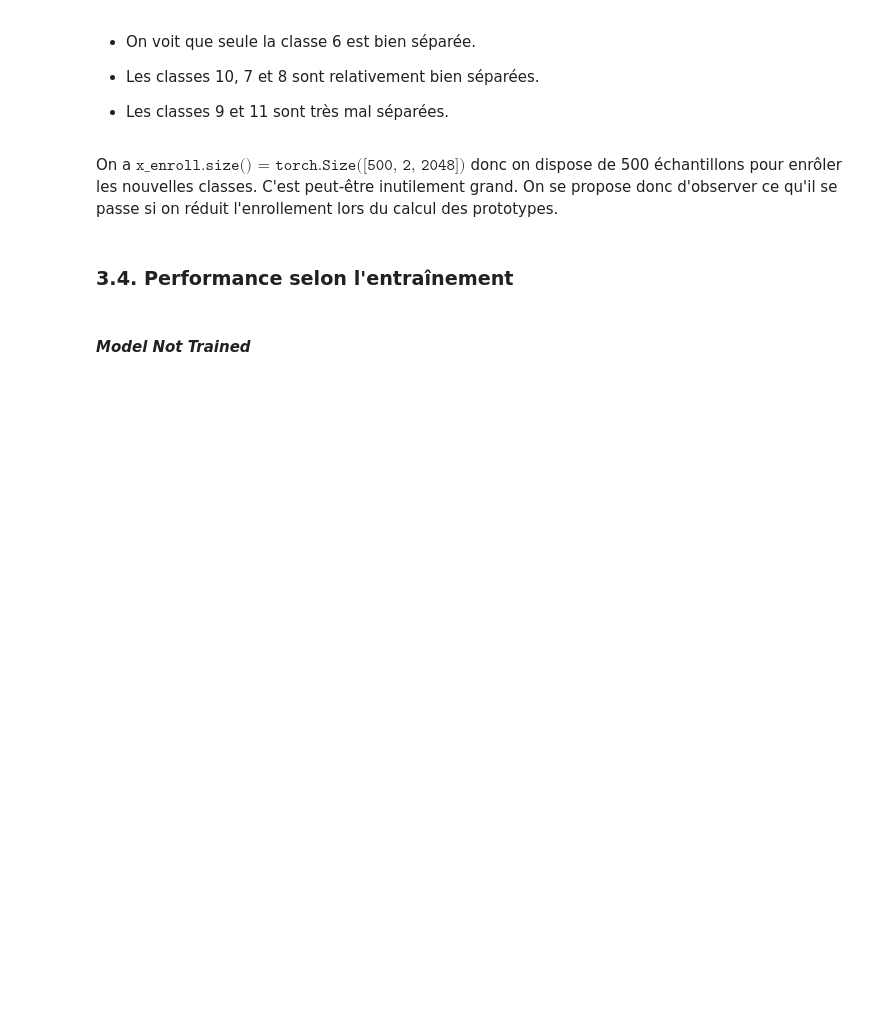
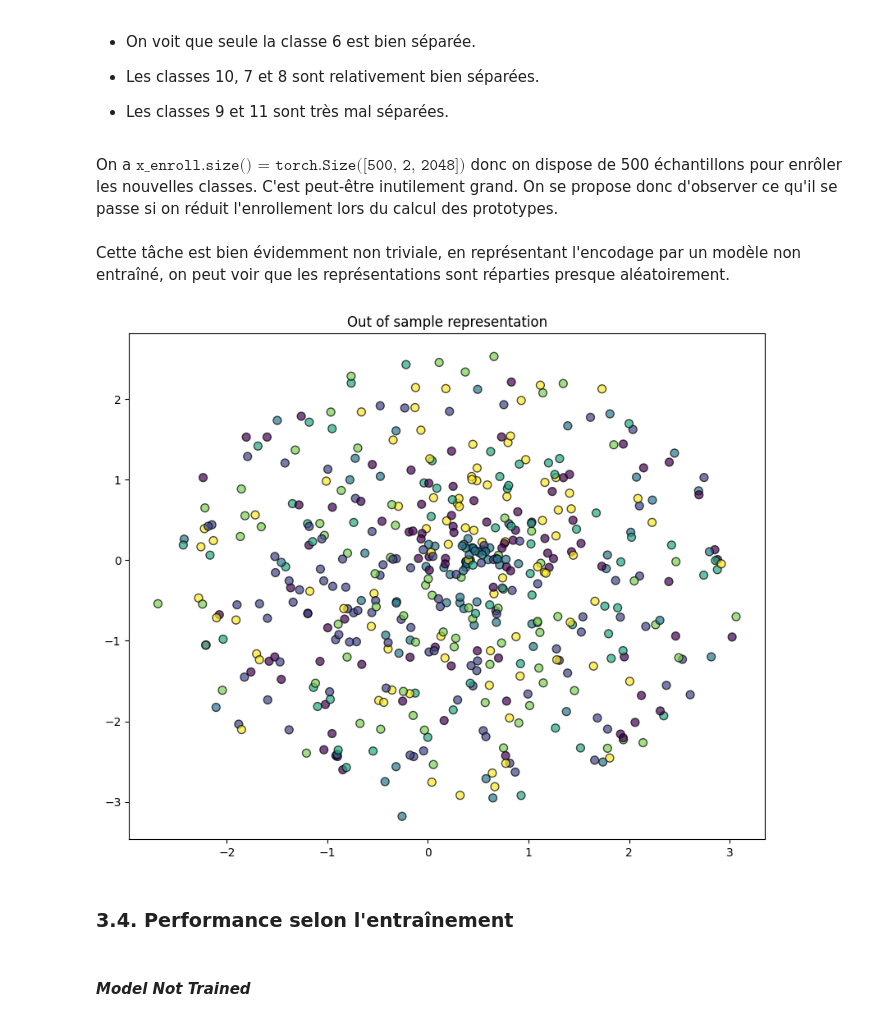
Before and after one commit to NailKhelifa/PrototypicalFewShots, a Jupyter notebook: ntbk/main.ipynb, the cells around one changed output. Drawn from its saved outputs; the diff is of its cells as text; code cells hidden in the pictures; blank space fills up the shorter version.

```diff
--- a/ntbk/main.ipynb
+++ b/ntbk/main.ipynb
@@ -418,6 +418,14 @@ viz_tsne(models, task="enroll")
 - Les classes 9 et 11 sont très mal séparées.
 # %% [markdown]
 On a $\texttt{x\_enroll.size() = torch.Size([500, 2, 2048])}$ donc on dispose de 500 échantillons pour enrôler les nouvelles classes. C'est peut-être inutilement grand. On se propose donc d'observer ce qu'il se passe si on réduit l'enrollement lors du calcul des prototypes.
+# %% [markdown]
+Cette tâche est bien évidemment non triviale, en représentant l'encodage par un modèle non entraîné, on peut voir que les représentations sont réparties presque aléatoirement.
+# %%
+model = PrototypeEncoder()
+model.to("cuda:0")
+viz_tsne(model, task="enroll")
+# %% [output]
+[figure, added]
 # %% [markdown]
 ### 3.4. **Performance selon l'entraînement**
 # %% [markdown]
```
Also changed, not shown: parts of 5 cells of this notebook.
